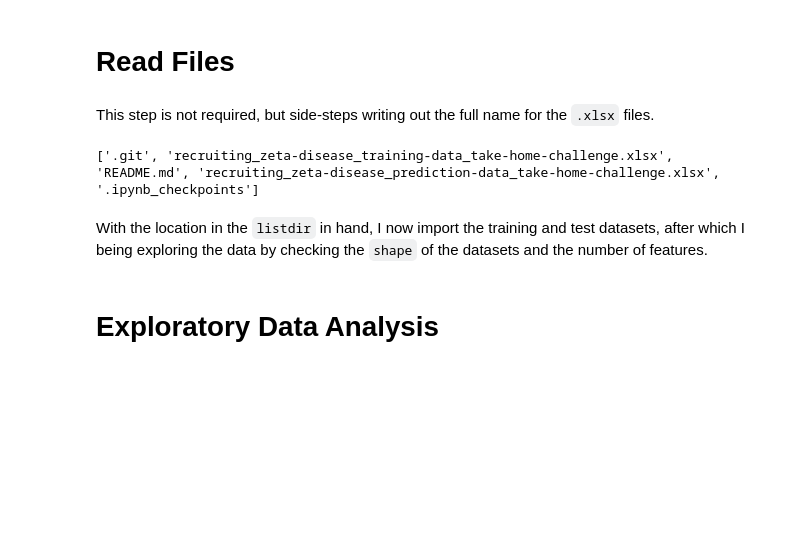
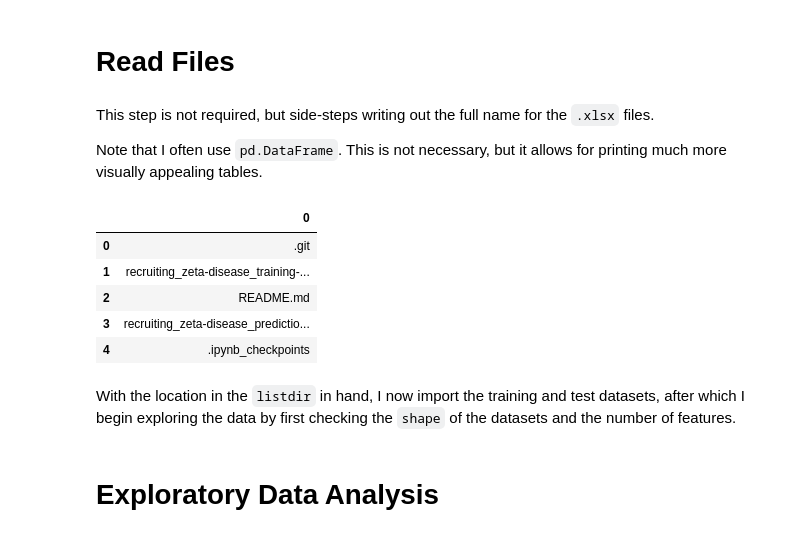
Before and after one commit to donaldRwilliams/notebook, a Jupyter notebook: notebook.ipynb, the cells around one changed output. Saved outputs shown, nothing was run; the diff lists cells and outputs as text; code cells hidden in the pictures; blank space fills up the shorter version.

```diff
--- a/notebook.ipynb
+++ b/notebook.ipynb
@@ -16,15 +20,23 @@ import os
 # Read Files
 # %% [markdown]
 This step is not required, but side-steps writing out the full name for the `.xlsx` files.
+
+Note that I often use `pd.DataFrame`. This is not necessary, but it allows
+for printing much more visually appealing tables.
 # %%
 # long file name. use location in directory.
 files_in_directory = os.listdir("notebook/")
 
-print(files_in_directory)
+pd.DataFrame(files_in_directory)
 # %% [output]
-['.git', 'recruiting_zeta-disease_training-data_take-home-challenge.xlsx', 'README.md', 'recruiting_zeta-disease_prediction-data_take-home-challenge.xlsx', '.ipynb_checkpoints']
+|  | 0 |
+| 0 | .git |
+| 1 | recruiting_zeta-disease_training-... |
+| 2 | README.md |
+| 3 | recruiting_zeta-disease_predictio... |
+| 4 | .ipynb_checkpoints |
 # %% [markdown]
-With the location in the `listdir` in hand, I now import the training and test datasets, after which I being exploring the data by checking the `shape` of
+With the location in the `listdir` in hand, I now import the training and test datasets, after which I begin exploring the data by first checking the `shape` of
 the datasets and the number of features.
 # %%
 training_data = pd.read_excel("notebook/" + files_in_directory[1])
```
Also changed, not shown: parts of 9 cells of this notebook.
